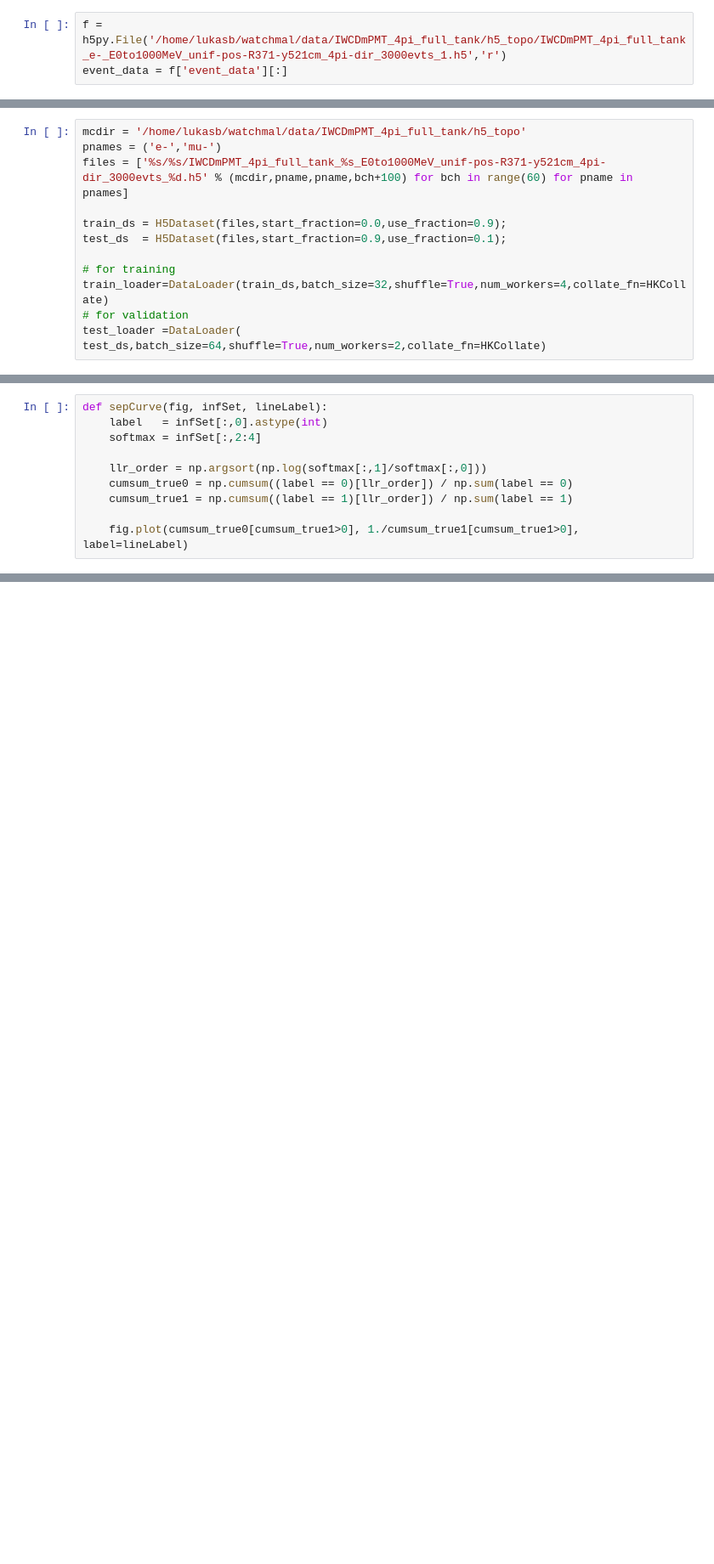
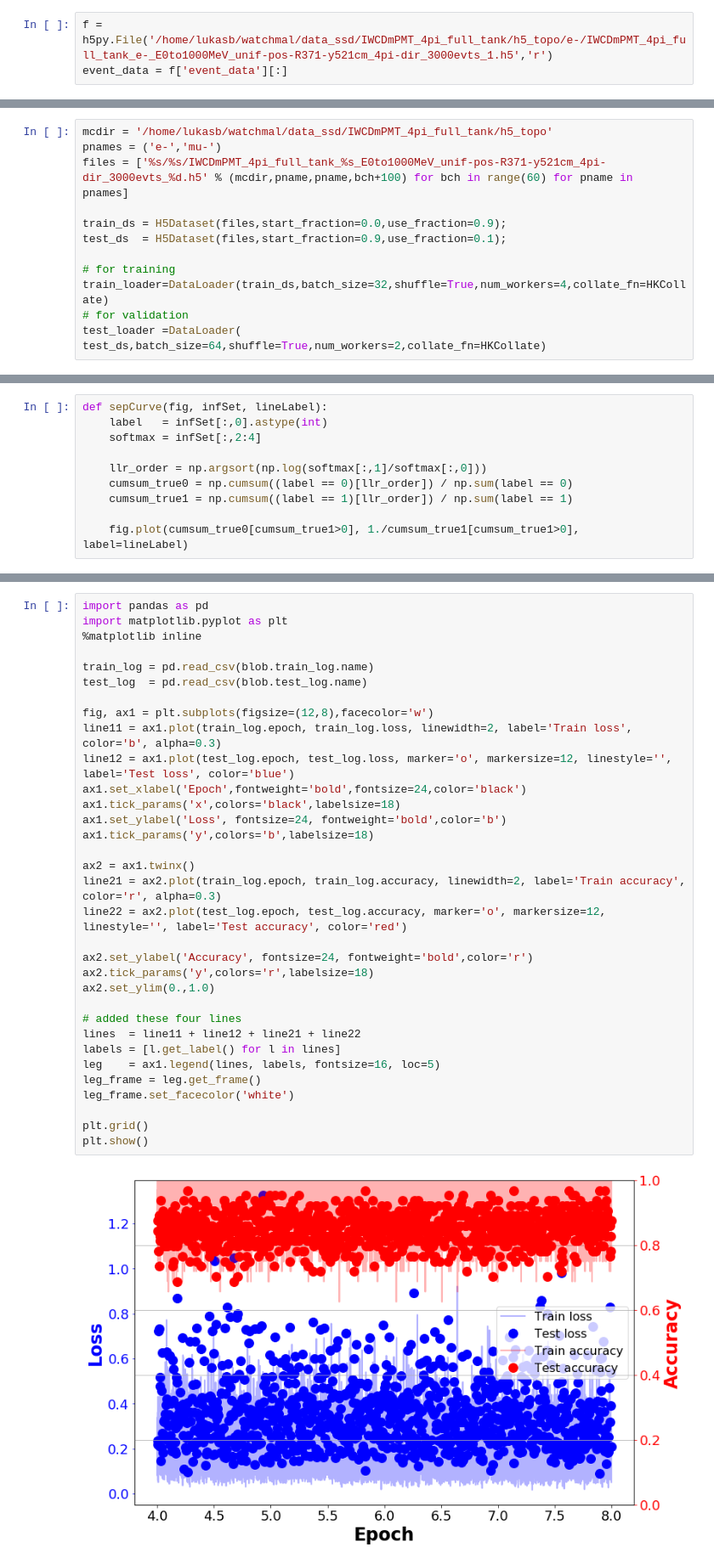
Before and after one commit to lukasberns/DataTools, a Jupyter notebook: root_utils/notebooks/20200708-03-IWCD-SmallerResNetGeom.ipynb, the cells around one changed output, grey strips where cells are left out. Shown at 85% size. Drawn from its saved outputs; the diff is of its cells as text; blank space fills up the shorter version.

Commit message:
Fits without time, fit without topo, 19 layer mPMT, E/pos reconstruction

```diff
--- a/root_utils/notebooks/20200708-03-IWCD-SmallerResNetGeom.ipynb
+++ b/root_utils/notebooks/20200708-03-IWCD-SmallerResNetGeom.ipynb
@@ -18,7 +18,7 @@ def geometricPad(grid, pad=1):
   grid_new[:,:,pad:(M+pad),(M+pad):(M+pad+pad)] = grid[:,:,(M-pad):,:].flip(-2).transpose(-1,-2);
   return(grid_new);
 # %%
-f = h5py.File('/home/lukasb/watchmal/data/IWCDmPMT_4pi_full_tank/h5_topo/IWCDmPMT_4pi_full_tank_e-_E0to1000MeV_unif-pos-R371-y521cm_4pi-dir_3000evts_1.h5','r')
+f = h5py.File('/home/lukasb/watchmal/data_ssd/IWCDmPMT_4pi_full_tank/h5_topo/e-/IWCDmPMT_4pi_full_tank_e-_E0to1000MeV_unif-pos-R371-y521cm_4pi-dir_3000evts_1.h5','r')
 event_data = f['event_data'][:]
 # %%
 f.keys()
@@ -162,7 +162,7 @@ def HKCollate(batch):
     ene   = np.stack([sample[5] for sample in batch])
     return data,label,idx,pos,direc,ene
 # %%
-mcdir = '/home/lukasb/watchmal/data/IWCDmPMT_4pi_full_tank/h5_topo'
+mcdir = '/home/lukasb/watchmal/data_ssd/IWCDmPMT_4pi_full_tank/h5_topo'
 pnames = ('e-','mu-')
 files = ['%s/%s/IWCDmPMT_4pi_full_tank_%s_E0to1000MeV_unif-pos-R371-y521cm_4pi-dir_3000evts_%d.h5' % (mcdir,pname,pname,bch+100) for bch in range(60) for pname in pnames]
 
@@ -983,0 +1063,35 @@ plt.show()
+# %%
+import pandas as pd
+import matplotlib.pyplot as plt
+%matplotlib inline
+
+train_log = pd.read_csv(blob.train_log.name)
+test_log  = pd.read_csv(blob.test_log.name)
+
+fig, ax1 = plt.subplots(figsize=(12,8),facecolor='w')
+line11 = ax1.plot(train_log.epoch, train_log.loss, linewidth=2, label='Train loss', color='b', alpha=0.3)
+line12 = ax1.plot(test_log.epoch, test_log.loss, marker='o', markersize=12, linestyle='', label='Test loss', color='blue')
+ax1.set_xlabel('Epoch',fontweight='bold',fontsize=24,color='black')
+ax1.tick_params('x',colors='black',labelsize=18)
+ax1.set_ylabel('Loss', fontsize=24, fontweight='bold',color='b')
+ax1.tick_params('y',colors='b',labelsize=18)
+
+ax2 = ax1.twinx()
+line21 = ax2.plot(train_log.epoch, train_log.accuracy, linewidth=2, label='Train accuracy', color='r', alpha=0.3)
+line22 = ax2.plot(test_log.epoch, test_log.accuracy, marker='o', markersize=12, linestyle='', label='Test accuracy', color='red')
+
+ax2.set_ylabel('Accuracy', fontsize=24, fontweight='bold',color='r')
+ax2.tick_params('y',colors='r',labelsize=18)
+ax2.set_ylim(0.,1.0)
+
+# added these four lines
+lines  = line11 + line12 + line21 + line22
+labels = [l.get_label() for l in lines]
+leg    = ax1.legend(lines, labels, fontsize=16, loc=5)
+leg_frame = leg.get_frame()
+leg_frame.set_facecolor('white')
+
+plt.grid()
+plt.show()
+# %% [output]
+[figure, added]
```
Also changed, not shown: parts of 19 cells of this notebook, 15 other files.
